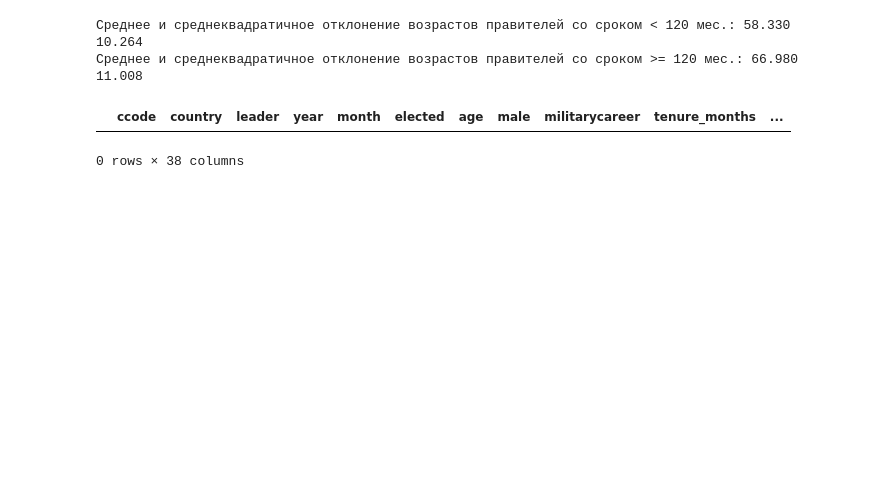
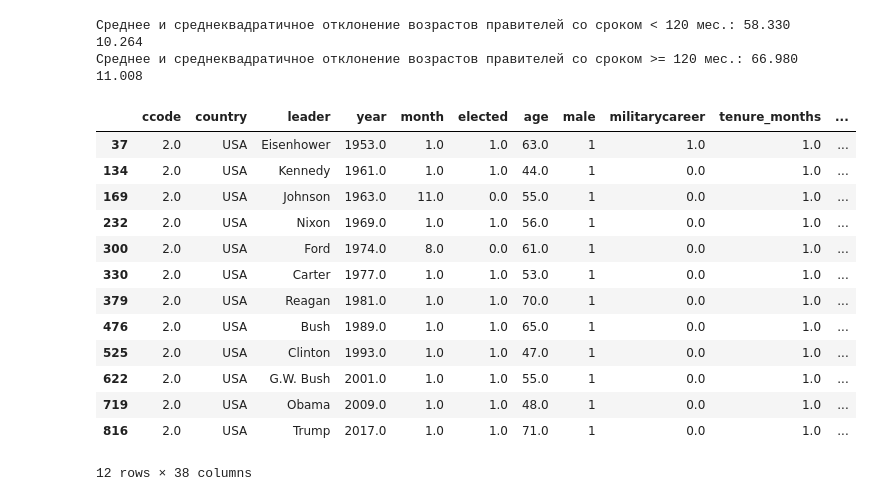
Before and after one commit to lamer64ick/UNI-projects, a Jupyter notebook: python/bigdata/lab2/lab2.ipynb, the cells around one changed output. Cells and saved outputs as stored; diff of their text form; code cells hidden in the pictures; blank space fills up the shorter version.

```diff
--- a/python/bigdata/lab2/lab2.ipynb
+++ b/python/bigdata/lab2/lab2.ipynb
@@ -74,10 +78,23 @@ print("Среднее и среднеквадратичное отклонени
 Среднее и среднеквадратичное отклонение возрастов правителей со сроком >= 120 мес.: 66.980 11.008
 # %%
 country = reign_csv['country'] == "USA"
-name = reign_csv['leader'] == 'Kennedy'
-el = reign_csv['elected'] == 0
-reign_csv[country & name & el]
+name = reign_csv['leader'] == 'Obama'
+el = reign_csv['elected'] == 1
+tnr = reign_csv['tenure_months'] == 1
+reign_csv[country & tnr]
 # %% [output]
 |  | ccode | country | leader | year | month | elected | age | male | militarycareer | tenure_months | ... |
+| 37 | 2.0 | USA | Eisenhower | 1953.0 | 1.0 | 1.0 | 63.0 | 1 | 1.0 | 1.0 | ... |
+| 134 | 2.0 | USA | Kennedy | 1961.0 | 1.0 | 1.0 | 44.0 | 1 | 0.0 | 1.0 | ... |
+| 169 | 2.0 | USA | Johnson | 1963.0 | 11.0 | 0.0 | 55.0 | 1 | 0.0 | 1.0 | ... |
+| 232 | 2.0 | USA | Nixon | 1969.0 | 1.0 | 1.0 | 56.0 | 1 | 0.0 | 1.0 | ... |
+| 300 | 2.0 | USA | Ford | 1974.0 | 8.0 | 0.0 | 61.0 | 1 | 0.0 | 1.0 | ... |
+| 330 | 2.0 | USA | Carter | 1977.0 | 1.0 | 1.0 | 53.0 | 1 | 0.0 | 1.0 | ... |
+| 379 | 2.0 | USA | Reagan | 1981.0 | 1.0 | 1.0 | 70.0 | 1 | 0.0 | 1.0 | ... |
+| 476 | 2.0 | USA | Bush | 1989.0 | 1.0 | 1.0 | 65.0 | 1 | 0.0 | 1.0 | ... |
+| 525 | 2.0 | USA | Clinton | 1993.0 | 1.0 | 1.0 | 47.0 | 1 | 0.0 | 1.0 | ... |
+| 622 | 2.0 | USA | G.W. Bush | 2001.0 | 1.0 | 1.0 | 55.0 | 1 | 0.0 | 1.0 | ... |
+| 719 | 2.0 | USA | Obama | 2009.0 | 1.0 | 1.0 | 48.0 | 1 | 0.0 | 1.0 | ... |
+| 816 | 2.0 | USA | Trump | 2017.0 | 1.0 | 1.0 | 71.0 | 1 | 0.0 | 1.0 | ... |
-0 rows × 38 columns
+12 rows × 38 columns
 # %%
```
Also changed, not shown: parts of 3 cells of this notebook, 2 other files.
